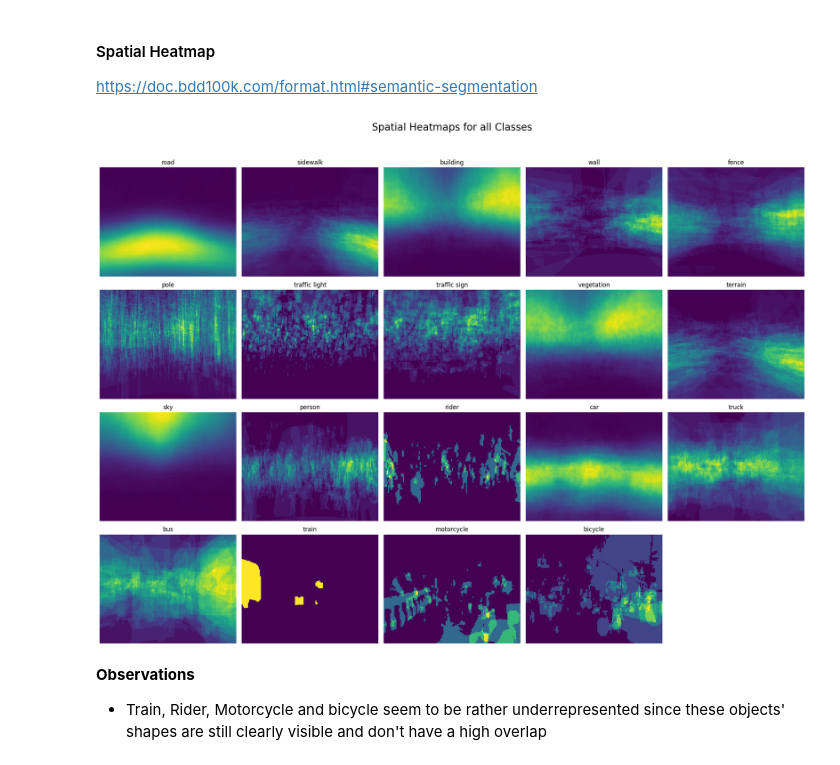
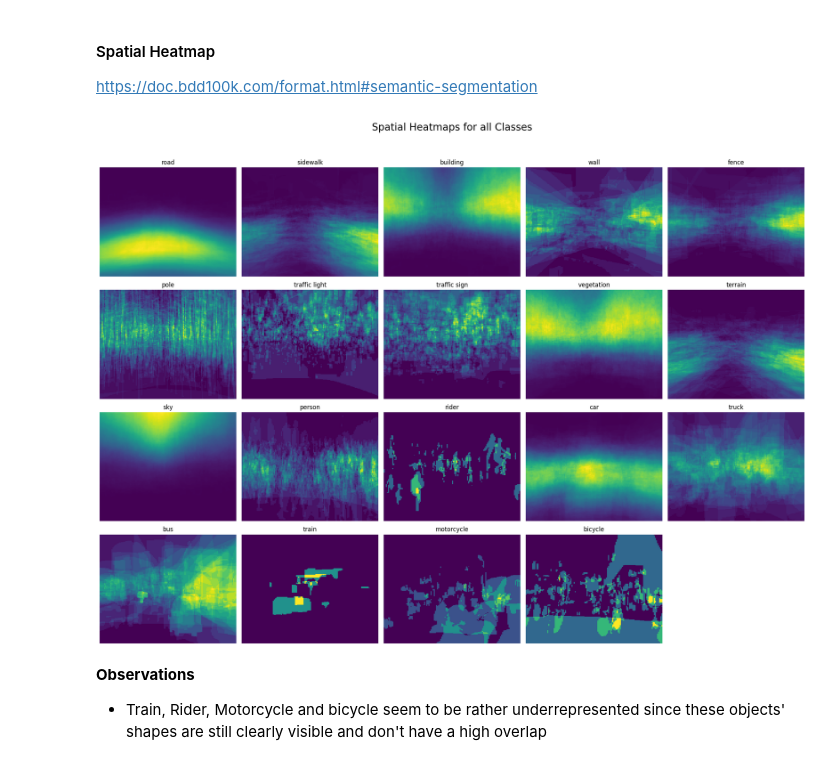
Before and after one commit to okaynils/fhnw-ds-dlbs, a Jupyter notebook: main.ipynb, the cells around one changed output. Saved outputs shown, nothing was run; the diff lists cells and outputs as text; code cells hidden in the pictures.

```diff
--- a/main.ipynb
+++ b/main.ipynb
@@ -132,34 +42,2 @@ Resolution statistics for train:
 # %% [markdown]
 #### Looking at some samples
-# %%
-fig, axs = plt.subplots(len(subfolders), 6, figsize=(18, 10))
-fig.suptitle('Sample Image and Label Pairs', fontsize=18)
-
-for i, subfolder in enumerate(subfolders):
-    data_folder = paths[subfolder]['data_folder']
-    labels_folder = paths[subfolder]['labels_folder']
-
-    fig.text(0.5, 0.9 - (i * 0.3), f'{subfolder.capitalize()} Pairs', ha='center', fontsize=14, fontweight='bold')
-
-    for j, file in enumerate(os.listdir(data_folder)[:3]):
-        img = plt.imread(os.path.join(data_folder, file))
-
-        axs[i, j * 2].imshow(img)
-        axs[i, j * 2].axis('off')
-
-        axs[i, j * 2].set_title(f'Image: {file}', fontsize=10, pad=10, ha='center')
-
-        label_file = os.path.join(labels_folder, file.replace('.jpg', '.png'))
-
-        if os.path.exists(label_file) and subfolder != 'test':
-            label = plt.imread(label_file)
-            axs[i, j * 2 + 1].imshow((label * 255).astype(np.int8))
-            axs[i, j * 2 + 1].set_title(f'Label: {file.replace(".jpg", ".png")}', fontsize=10, pad=10, ha='center')
-        else:
-            axs[i, j * 2 + 1].text(0.5, 0.5, 'No label', color='red', ha='center', va='center', fontsize=12)
-            axs[i, j * 2 + 1].set_facecolor("black")
-
-        axs[i, j * 2 + 1].axis('off')
-
-plt.tight_layout(rect=[0, 0, 1, 0.95])
-plt.show()
@@ -199,7 +75,7 @@ from PIL import Image
 import random
 from tqdm import tqdm
 
-label_folder = paths['train']['labels_folder']
+label_folder = BASE_LABELS_PATH
 
 target_width, target_height = 128, 228
 N_SAMPLES = 1000
@@ -210,34 +86,34 @@ for class_id, class_name in tqdm(class_dict.items(), desc="Processing Classes"):
     all_files = [f for f in os.listdir(label_folder) if f.endswith('.png')]
     sampled_files = random.sample(all_files, min(N_SAMPLES, len(all_files)))
 
     for file in tqdm(sampled_files, desc=f"Sampling {class_name}", leave=False):
         label_path = os.path.join(label_folder, file)
         with Image.open(label_path) as img:
             label = np.array(img)
 
             label_resized = np.array(Image.fromarray(label).resize((target_width, target_height), Image.NEAREST))
 
             mask = (label_resized == class_id)
             heatmaps[class_id] += mask.astype(np.float32)
 
     heatmaps[class_id] /= len(sampled_files)
 
 fig, axs = plt.subplots(4, 5, figsize=(20, 15))
 fig.suptitle("Spatial Heatmaps for all Classes", fontsize=20)
 
 for class_id, class_name in class_dict.items():
     ax = axs[class_id // 5, class_id % 5]
     sns.heatmap(heatmaps[class_id], ax=ax, cmap="viridis", cbar=False)
     ax.set_title(class_name)
     ax.axis('off')
 
 for i in range(len(class_dict), 4 * 5):
     fig.delaxes(axs[i // 5, i % 5])
 
 plt.tight_layout(rect=[0, 0, 1, 0.95])
 plt.show()
 # %% [output]
-[figure, old version]
+[figure, new version]
 # %% [markdown]
 **Observations**
 - Train, Rider, Motorcycle and bicycle seem to be rather underrepresented since these objects' shapes are still clearly visible and don't have a high overlap
```
Also changed, not shown: parts of 14 cells of this notebook, 5 other files.
